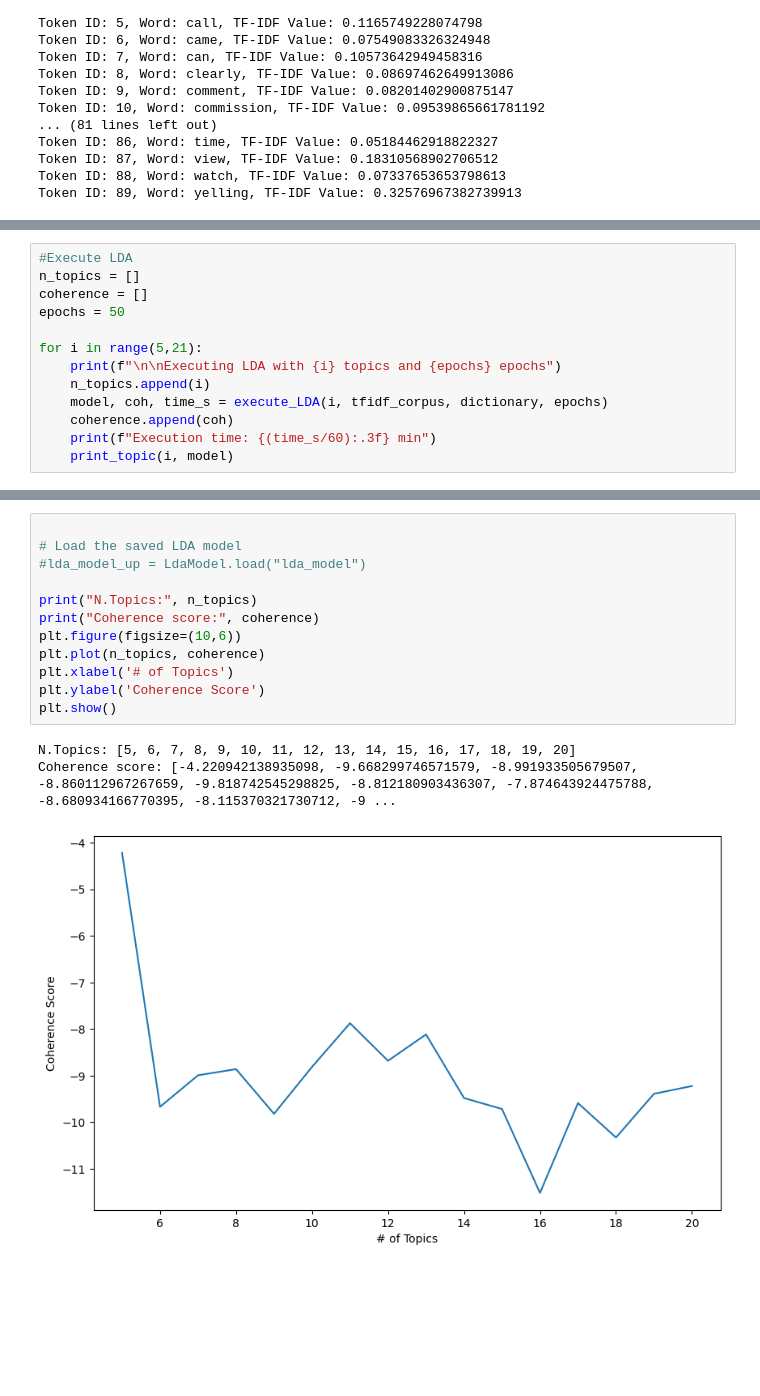
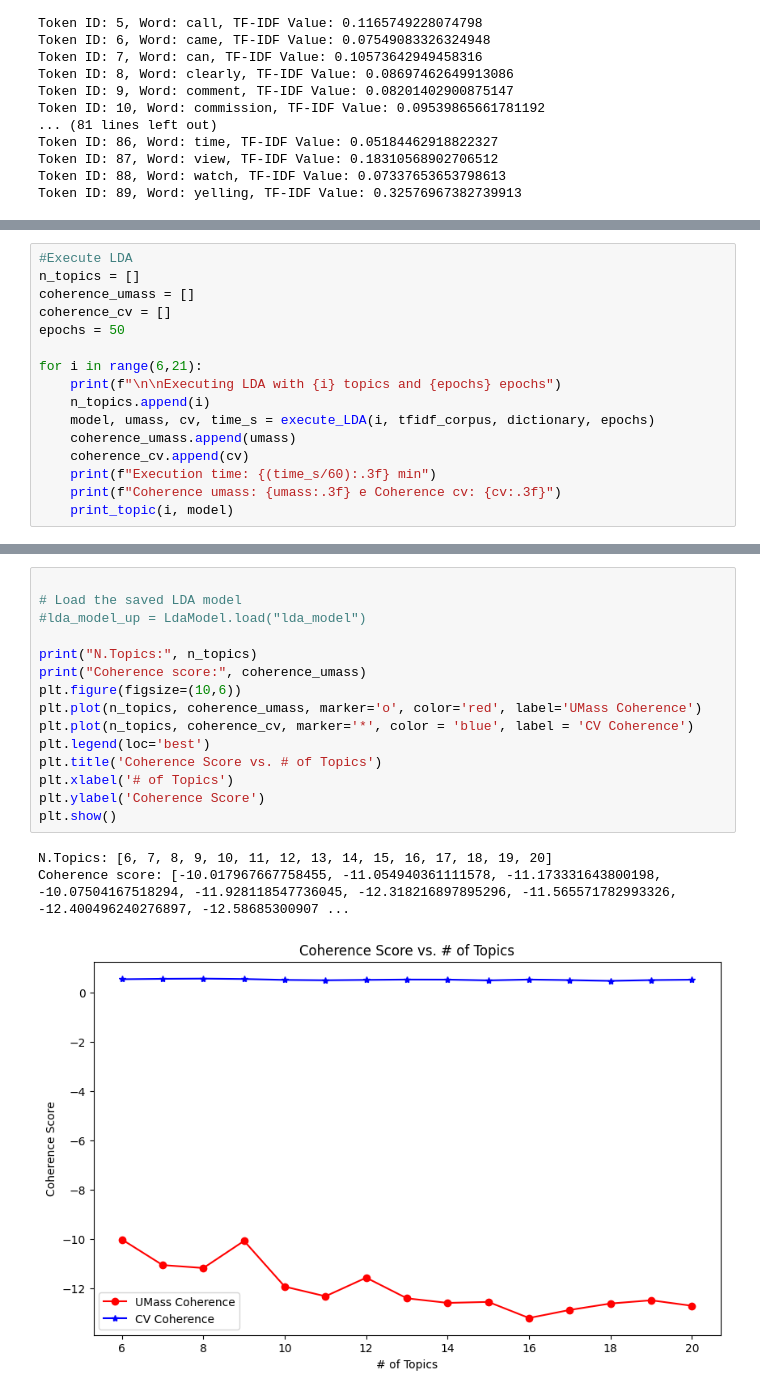
Before and after one commit to dream-19/Topic_Modeling_and_Sentiment_Analysis_on_Tweets, a Jupyter notebook: processing.ipynb, the cells around one changed output, grey strips where cells are left out. Drawn from its saved outputs; the diff is of its cells as text; blank space fills up the shorter version.

```diff
--- a/processing.ipynb
+++ b/processing.ipynb
@@ -131,14 +129,17 @@ lda_model = LdaModel(
 # %%
 #Execute LDA
 n_topics = []
-coherence = []
+coherence_umass = []
+coherence_cv = []
 epochs = 50
 
-for i in range(5,21):
+for i in range(6,21):
     print(f"\n\nExecuting LDA with {i} topics and {epochs} epochs")
     n_topics.append(i)
-    model, coh, time_s = execute_LDA(i, tfidf_corpus, dictionary, epochs)
-    coherence.append(coh)
+    model, umass, cv, time_s = execute_LDA(i, tfidf_corpus, dictionary, epochs)
+    coherence_umass.append(umass)
+    coherence_cv.append(cv)
     print(f"Execution time: {(time_s/60):.3f} min")
+    print(f"Coherence umass: {umass:.3f} e Coherence cv: {cv:.3f}")
     print_topic(i, model)
 # %% [output]
@@ -162,19 +163,22 @@ Topic20: "border", "biden", "ukraine", "war", "china", "illegal", "crisis", "wal
 # %%
 
 # Load the saved LDA model
 #lda_model_up = LdaModel.load("lda_model")
 
 print("N.Topics:", n_topics)
-print("Coherence score:", coherence)
+print("Coherence score:", coherence_umass)
 plt.figure(figsize=(10,6))
-plt.plot(n_topics, coherence)
+plt.plot(n_topics, coherence_umass, marker='o', color='red', label='UMass Coherence')
+plt.plot(n_topics, coherence_cv, marker='*', color = 'blue', label = 'CV Coherence')
+plt.legend(loc='best')
+plt.title('Coherence Score vs. # of Topics')
 plt.xlabel('# of Topics')
 plt.ylabel('Coherence Score')
 plt.show()
 # %% [output]
-N.Topics: [5, 6, 7, 8, 9, 10, 11, 12, 13, 14, 15, 16, 17, 18, 19, 20]
-Coherence score: [-4.220942138935098, -9.668299746571579, -8.991933505679507, -8.860112967267659, -9.818742545298825, -8.812180903436307, -7.874643924475788, -8.680934166770395, -8.115370321730712, -9 ...
+N.Topics: [6, 7, 8, 9, 10, 11, 12, 13, 14, 15, 16, 17, 18, 19, 20]
+Coherence score: [-10.017967667758455, -11.054940361111578, -11.173331643800198, -10.07504167518294, -11.928118547736045, -12.318216897895296, -11.565571782993326, -12.400496240276897, -12.58685300907 ...
-[figure, old version]
+[figure, new version]
 # %%
 #pyLDAvis (https://siqi-zhu.medium.com/ldavis-a-deep-dive-into-the-popular-topic-modeling-tool-d0c61a03e969)
 pyLDAvis.enable_notebook()
```
Also changed, not shown: parts of 3 cells of this notebook, 2 other files.
